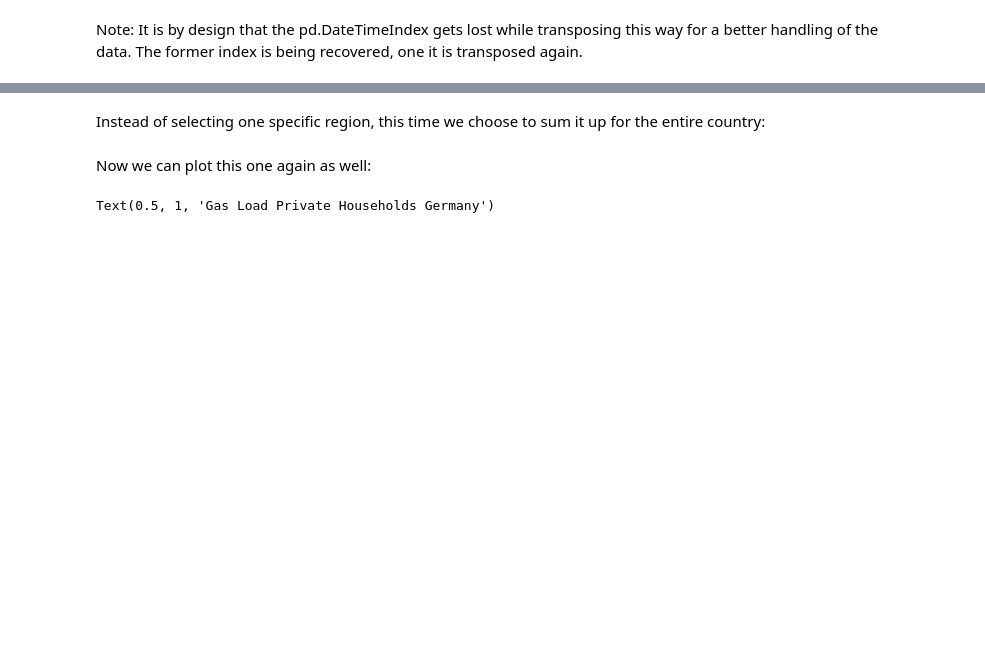
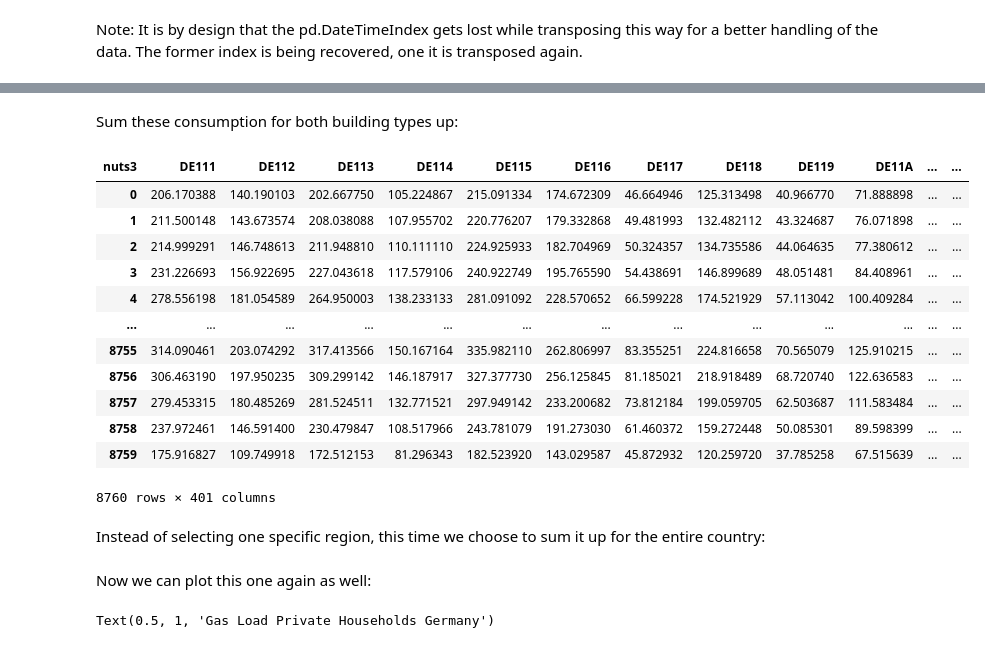
Before and after one commit to DemandRegioTeam/disaggregator, a Jupyter notebook: 04_Demo_temporal_disaggregations.ipynb, the cells around one changed output, grey strips where cells are left out. Saved outputs shown, nothing was run; the diff lists cells and outputs as text; code cells hidden in the pictures; blank space fills up the shorter version.

```diff
--- a/04_Demo_temporal_disaggregations.ipynb
+++ b/04_Demo_temporal_disaggregations.ipynb
@@ -226,3 +288,22 @@ df_gas_st
+# %% [markdown]
+Sum these consumption for both building types up:
+# %%
+df_gas_st = df_gas_st_EFH + df_gas_st_MFH
+df_gas_st
+# %% [output]
+| nuts3 | DE111 | DE112 | DE113 | DE114 | DE115 | DE116 | DE117 | DE118 | DE119 | DE11A | ... | ... |
+| 0 | 206.170388 | 140.190103 | 202.667750 | 105.224867 | 215.091334 | 174.672309 | 46.664946 | 125.313498 | 40.966770 | 71.888898 | ... | ... |
+| 1 | 211.500148 | 143.673574 | 208.038088 | 107.955702 | 220.776207 | 179.332868 | 49.481993 | 132.482112 | 43.324687 | 76.071898 | ... | ... |
+| 2 | 214.999291 | 146.748613 | 211.948810 | 110.111110 | 224.925933 | 182.704969 | 50.324357 | 134.735586 | 44.064635 | 77.380612 | ... | ... |
+| 3 | 231.226693 | 156.922695 | 227.043618 | 117.579106 | 240.922749 | 195.765590 | 54.438691 | 146.899689 | 48.051481 | 84.408961 | ... | ... |
+| 4 | 278.556198 | 181.054589 | 264.950003 | 138.233133 | 281.091092 | 228.570652 | 66.599228 | 174.521929 | 57.113042 | 100.409284 | ... | ... |
+| ... | ... | ... | ... | ... | ... | ... | ... | ... | ... | ... | ... | ... |
+| 8755 | 314.090461 | 203.074292 | 317.413566 | 150.167164 | 335.982110 | 262.806997 | 83.355251 | 224.816658 | 70.565079 | 125.910215 | ... | ... |
+| 8756 | 306.463190 | 197.950235 | 309.299142 | 146.187917 | 327.377730 | 256.125845 | 81.185021 | 218.918489 | 68.720740 | 122.636583 | ... | ... |
+| 8757 | 279.453315 | 180.485269 | 281.524511 | 132.771521 | 297.949142 | 233.200682 | 73.812184 | 199.059705 | 62.503687 | 111.583484 | ... | ... |
+| 8758 | 237.972461 | 146.591400 | 230.479847 | 108.517966 | 243.781079 | 191.273030 | 61.460372 | 159.272448 | 50.085301 | 89.598399 | ... | ... |
+| 8759 | 175.916827 | 109.749918 | 172.512153 | 81.296343 | 182.523920 | 143.029587 | 45.872932 | 120.259720 | 37.785258 | 67.515639 | ... | ... |
+8760 rows × 401 columns
 # %% [markdown]
 Instead of selecting one specific region, this time we choose to sum it up for the entire country:
 # %%
```
Also changed, not shown: parts of 13 cells of this notebook.
